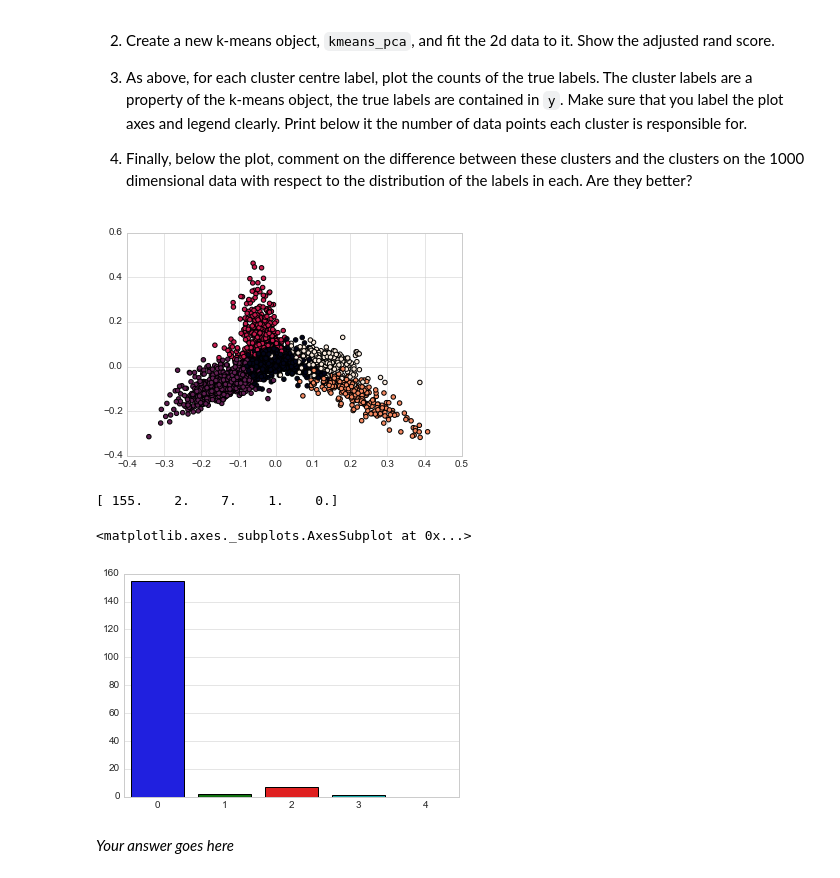
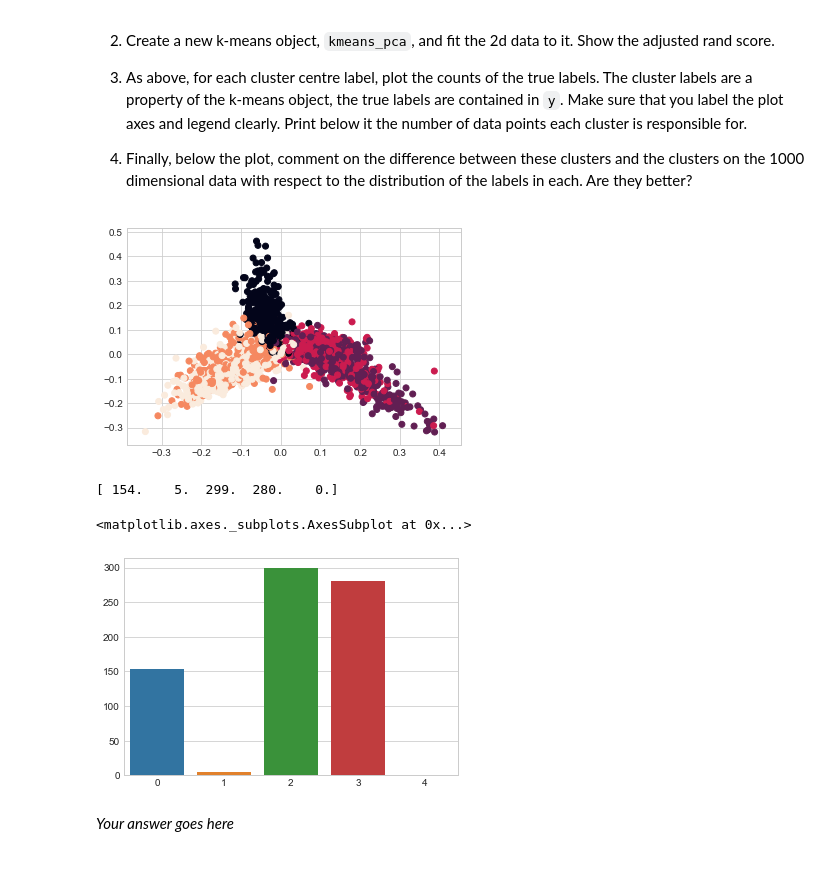
Before and after one commit to hirshagarwal/iaml2017, a Jupyter notebook: 09_Assignment_4.ipynb, the cells around one changed output. Cells and saved outputs as stored; diff of their text form; code cells hidden in the pictures.

```diff
--- a/09_Assignment_4.ipynb
+++ b/09_Assignment_4.ipynb
@@ -327,23 +327,23 @@ print(rand_scores)
 # %%
 pca_obj = PCA(n_components=2)
 x_data_2d = pca_obj.fit_transform(X)
 kmeans_pca = cluster.KMeans(n_clusters=5, random_state=0)
 kmeans_pca.fit(x_data_2d)
 score = adjusted_rand_score(labels_true=y_num, labels_pred=km.labels_)
-plt.scatter(x_data_2d[:,0], x_data_2d[:, 1], c=km.labels_)
+plt.scatter(x_data_2d[:,0], x_data_2d[:, 1], c=y_num)
 plt.show()
 true_label_counts = np.zeros(5)
 for i in range(y_num.shape[0]):
     if y_num[i] == km.labels_[i]:
         true_label_counts[y_num[i]] += 1
 print(true_label_counts)
 sns.set_style('whitegrid')
 sns.barplot(range(5), true_label_counts)
 # %% [output]
-[figure, old version]
+[figure, new version]
-[ 155.    2.    7.    1.    0.]
+[ 154.    5.  299.  280.    0.]
 <matplotlib.axes._subplots.AxesSubplot at 0x...>
-[figure, old version]
+[figure, new version]
 # %% [markdown]
 *Your answer goes here*
 # %% [markdown]
```
Also changed, not shown: parts of 5 cells of this notebook.
